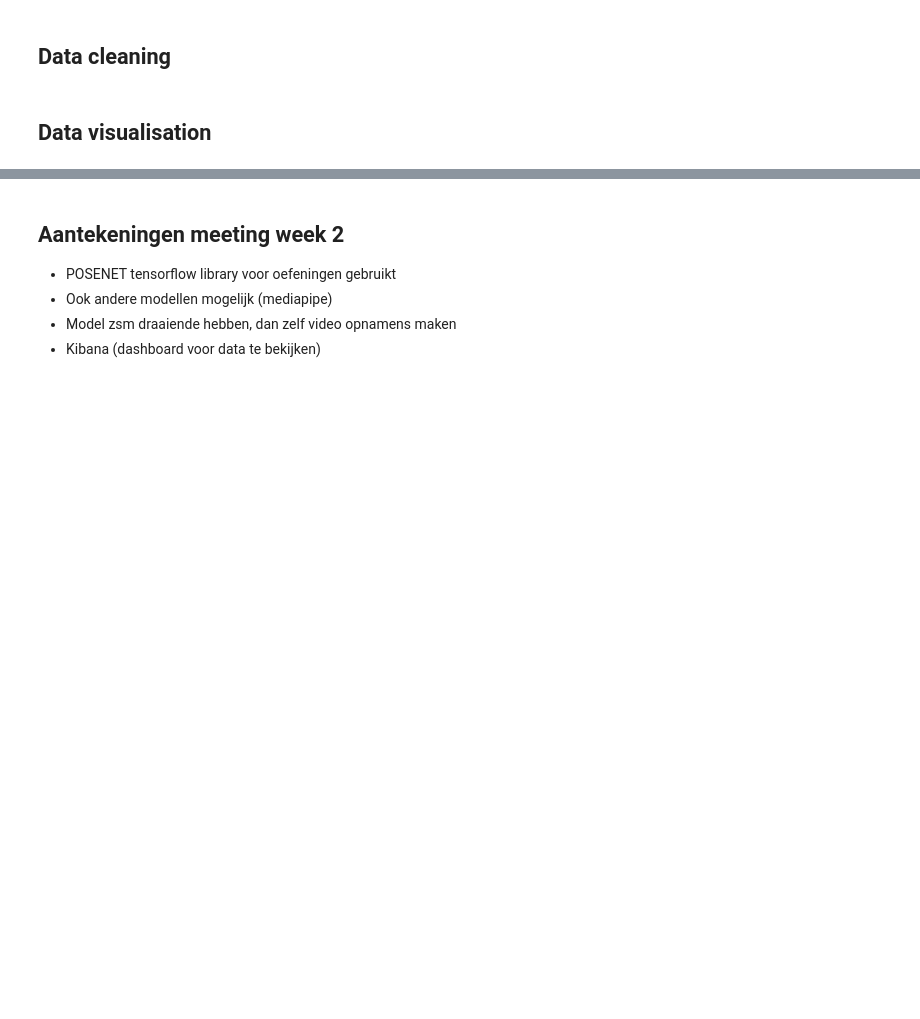
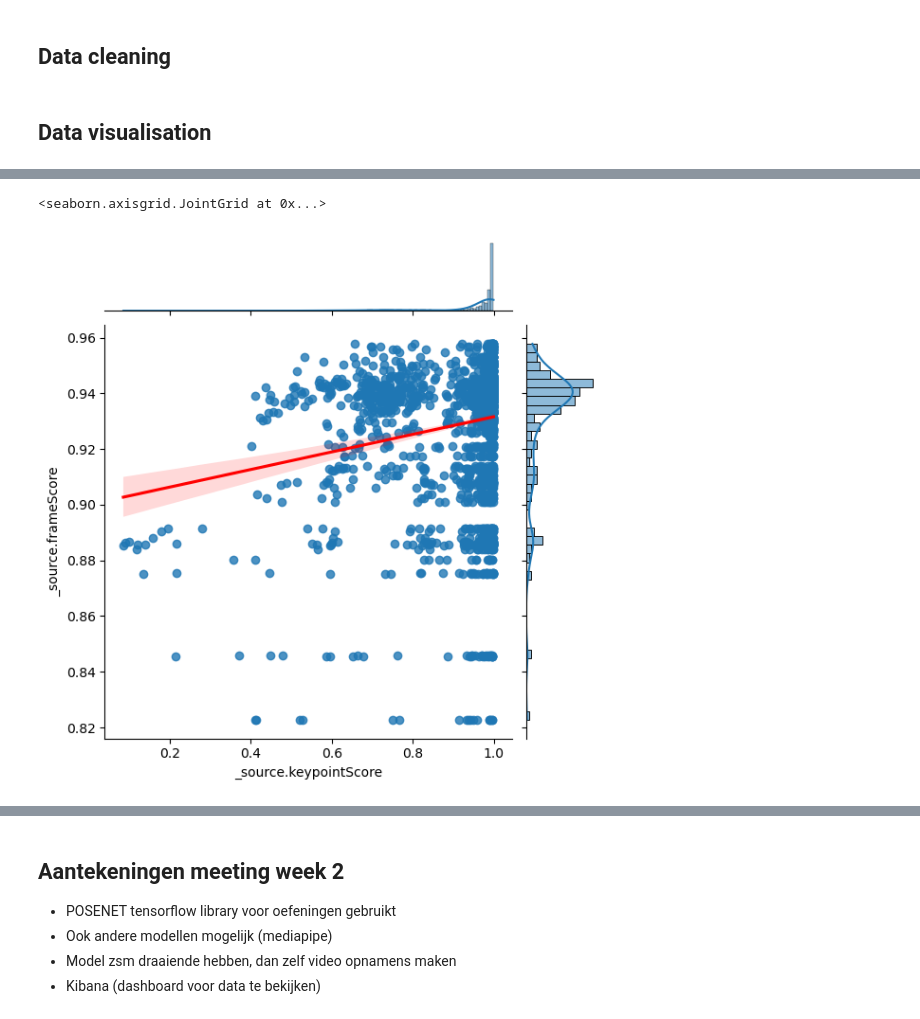
Before and after one commit to MaxSmeets/anomaly-detection-data-science, a Jupyter notebook: anomaly-detection.ipynb, the cells around one changed output, grey strips where cells are left out. Drawn from its saved outputs; the diff is of its cells as text; code cells hidden in the pictures; blank space fills up the shorter version.

```diff
--- a/anomaly-detection.ipynb
+++ b/anomaly-detection.ipynb
@@ -186,0 +216,6 @@ sns.pairplot(data=df, hue='_source.keypointName')
+# %%
+# Joint plot with regression line
+sns.jointplot(data=df, x="_source.keypointScore", y="_source.frameScore", kind="reg", joint_kws={"line_kws":{'color':'red'}})
+# %% [output]
+<seaborn.axisgrid.JointGrid at 0x...>
+[figure, added]
```
Also changed, not shown: parts of 8 cells of this notebook.
